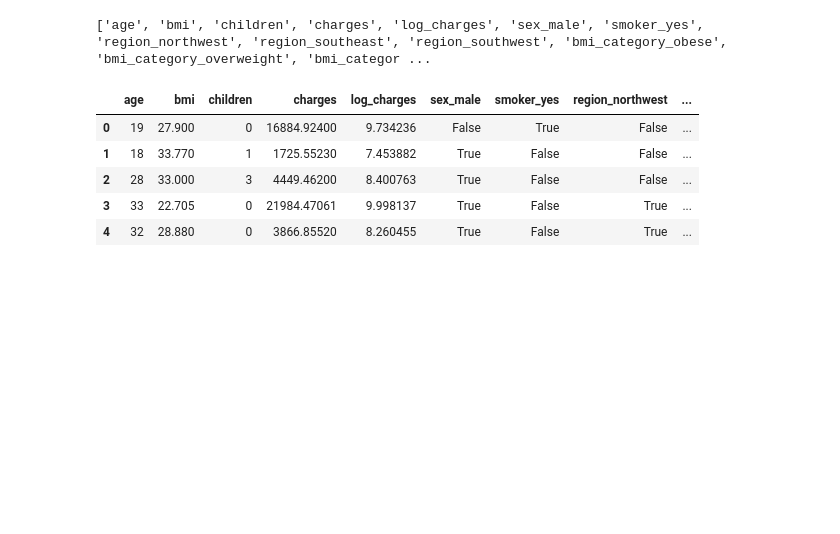
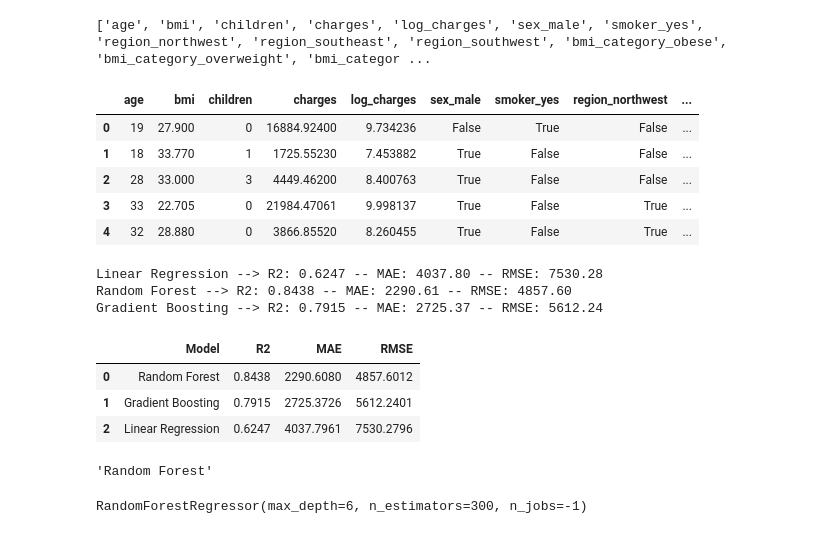
Before and after one commit to RISHII7/Insurance-Cost-Prediction, a Jupyter notebook: main.ipynb, the cells around one changed output. Saved outputs shown, nothing was run; the diff lists cells and outputs as text; code cells hidden in the pictures; blank space fills up the shorter version.

```diff
--- a/main.ipynb
+++ b/main.ipynb
@@ -303 +307,40 @@ y = df_model["log_charges"]
 X_train, X_test, y_train, y_test = train_test_split(X,y, test_size=0.2)
+# %%
+y_test_real = np.expm1(y_test)
+
+candidate_models = {
+    "Linear Regression": LinearRegression(),
+    "Random Forest": RandomForestRegressor(n_estimators= 300, max_depth=6, n_jobs= -1),
+    "Gradient Boosting": GradientBoostingRegressor(n_estimators= 300, max_depth= 3, learning_rate= 0.05)
+}
+
+trained_models = {}
+metrics_rows = []
+
+for name, model in candidate_models.items():
+
+    model.fit(X_train, y_train)
+    y_pred_log = model.predict(X_test)
+    y_pred = np.expm1(y_pred_log)
+
+    r2 = r2_score(y_test_real, y_pred)
+    mae = mean_absolute_error(y_test_real, y_pred)
+    rmse = np.sqrt(mean_squared_error(y_test_real, y_pred))
+
+    trained_models[name] = model
+    metrics_rows.append({"Model": name, "R2": r2, "MAE": mae, "RMSE": rmse})
+
+    print(f"{name} --> R2: {r2:.4f} -- MAE: {mae:.2f} -- RMSE: {rmse:.2f}")
+# %% [output]
+Linear Regression --> R2: 0.6247 -- MAE: 4037.80 -- RMSE: 7530.28
+Random Forest --> R2: 0.8438 -- MAE: 2290.61 -- RMSE: 4857.60
+Gradient Boosting --> R2: 0.7915 -- MAE: 2725.37 -- RMSE: 5612.24
+# %%
+results = pd.DataFrame(metrics_rows).sort_values("R2", ascending=False).reset_index(drop=True)
+# %%
+results.round(4)
+# %% [output]
+|  | Model | R2 | MAE | RMSE |
+| 0 | Random Forest | 0.8438 | 2290.6080 | 4857.6012 |
+| 1 | Gradient Boosting | 0.7915 | 2725.3726 | 5612.2401 |
+| 2 | Linear Regression | 0.6247 | 4037.7961 | 7530.2796 |
@@ -303,0 +350,8 @@ X_train, X_test, y_train, y_test = train_test_split(X,y, test_size=0.2)
+# %%
+best_model_name
+# %% [output]
+'Random Forest'
+# %%
+best_model
+# %% [output]
+RandomForestRegressor(max_depth=6, n_estimators=300, n_jobs=-1)
```
Also changed, not shown: parts of 6 cells of this notebook, 3 other files.
